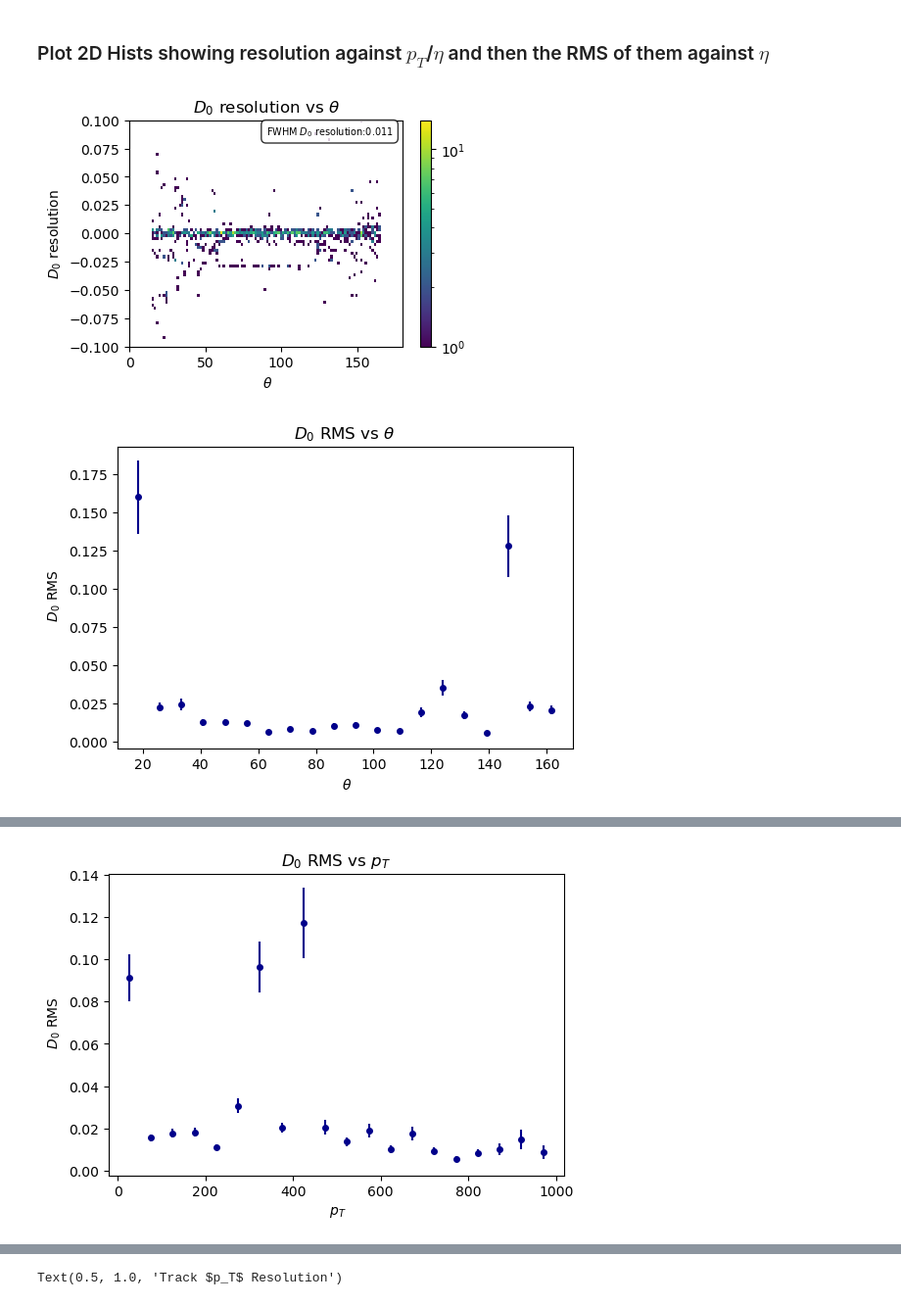
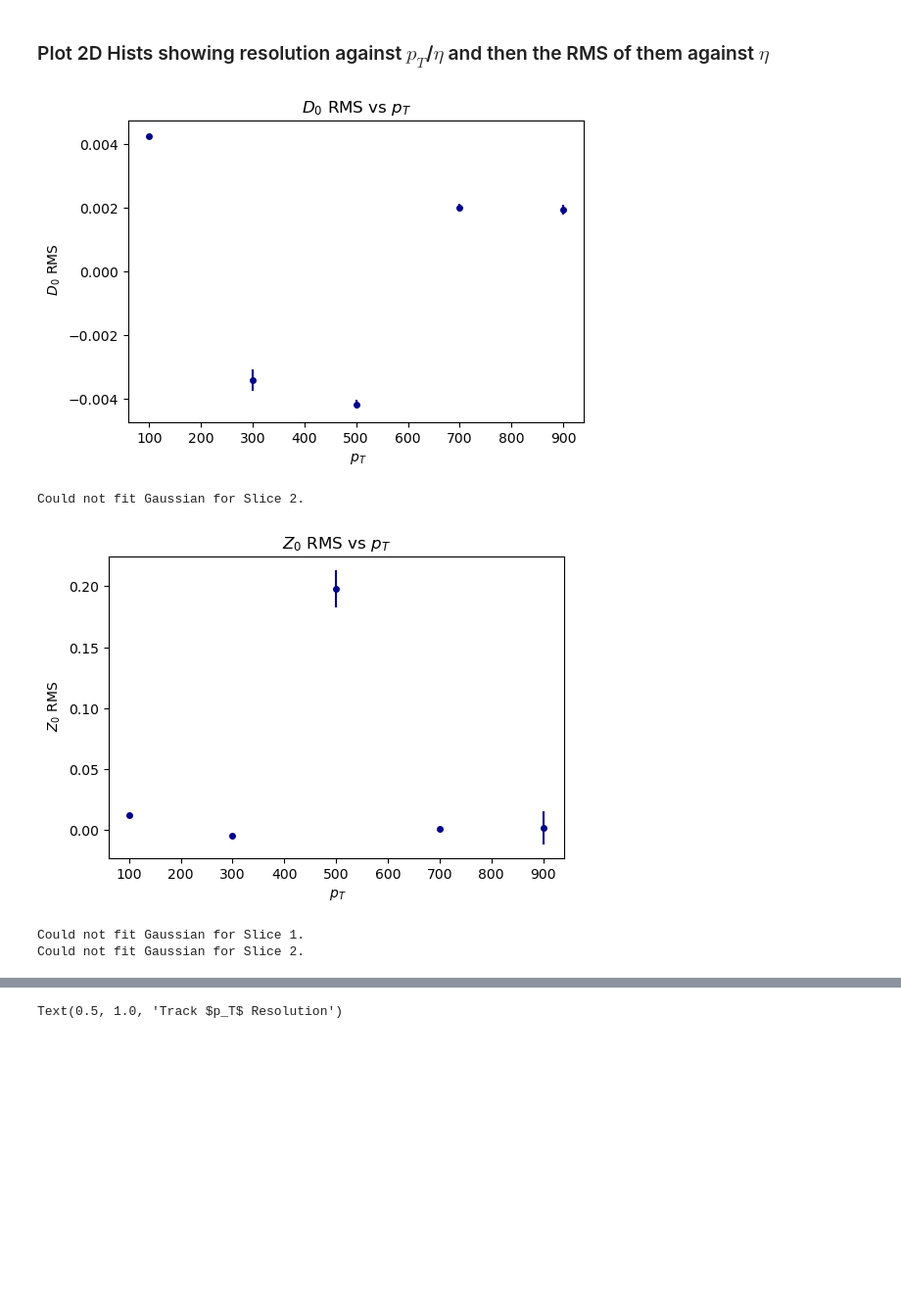
Before and after one commit to kdp-lab/maia_detector_paper, a Jupyter notebook: json_analysis.ipynb, the cells around one changed output, grey strips where cells are left out. Shown at 98% size. Cells and saved outputs as stored; diff of their text form; code cells hidden in the pictures; blank space fills up the shorter version.

```diff
--- a/json_analysis.ipynb
+++ b/json_analysis.ipynb
@@ -300,36 +388,40 @@ Sigma from Fit: 0.0142977241213586
 # %%
 # # Histogram for mcp_eta
 # plt.figure(figsize=(6, 3))
 
 # plt.subplot(1, 2, 1)
 # plt.hist((mcp_eta), bins=50, color='green')
 # plt.xlabel('MCP $\\eta$')
 # plt.ylabel('Count')
 # plt.title('MCP $\\eta$ Distribution')
 
 # # Histogram for mcp_phi
 # plt.subplot(1, 2, 2)
 # plt.hist((mcp_phi), bins=50, color='red')
 # plt.xlabel('MCP $\\phi$')
 # plt.ylabel('Count')
 # plt.title('MCP $\\phi$ Distribution')
 
 # # Adjust subplot spacing
 # plt.tight_layout()
 
-rms_bins = 5*4
-plot2DHistogram(theta_match, d0_res_match, bins=(100,600), label=r"$D_0$ resolution vs $\theta$; $\theta$;$D_0$ resolution", xlim = (0,180), ylim = (-0.1,0.1))
-plotrms(theta_match, d0_res_match, bins=rms_bins, label=r"$D_0$ RMS vs $\theta$; $\theta$; $D_0$ RMS")
-plot2DHistogram(pt_match, d0_res_match, bins=(100,600), label=r"$D_0$ resolution vs $p_T$; $p_T$;$D_0$ resolution")#, xlim = (0,1000), ylim = (-0.1,0.1))
-plotrms(pt_match, d0_res_match, bins=rms_bins, label=r"$D_0$ RMS vs $p_T$; $p_T$; $D_0$ RMS")
+pt_xlim = [0, 1000]
+rms_bins = 5
+#plot2DHistogram(theta_match, d0_res_match, bins=(100,600), label=r"$D_0$ resolution vs $\theta$; $\theta$;$D_0$ resolution", xlim = (0,180), ylim = (-0.1,0.1))
+#plotrms(theta_match, d0_res_match, bins=rms_bins, label=r"$D_0$ RMS vs $\theta$; $\theta$; $D_0$ RMS")
+#plot2DHistogram(pt_match, d0_res_match, bins=(100,600), label=r"$D_0$ resolution vs $p_T$; $p_T$;$D_0$ resolution")#, xlim = (0,1000), ylim = (-0.1,0.1))
+plotrms(pt_match, d0_res_match, bins=rms_bins, label=r"$D_0$ RMS vs $p_T$; $p_T$; $D_0$ RMS", xlim = pt_xlim)
 # plot2DHistogram(eta_match, z0_res_match, bins=(100,1000), label=r"$Z_0$ resolution vs $\eta$; $\eta$;$Z_0$ resolution", xlim = (-3,3), ylim = (-0.1,0.1))
 # plotrms(eta_match, z0_res_match, bins=rms_bins, label=r"$Z_0$ RMS vs $\eta$; $\eta$; $Z_0$ RMS")
 # plot2DHistogram(pt_match, z0_res_match, bins=(100,1000), label=r"$Z_0$ resolution vs $p_T$; $p_T$;$Z_0$ resolution", xlim = (0,1000), ylim = (-0.1,0.1))
-plotrms(pt_match, z0_res_match, bins=rms_bins, label=r"$Z_0$ RMS vs $p_T$; $p_T$; $Z_0$ RMS")
+plotrms(pt_match, z0_res_match, bins=rms_bins, label=r"$Z_0$ RMS vs $p_T$; $p_T$; $Z_0$ RMS", xlim = pt_xlim)
 # plot2DHistogram(pt_match, pt_res, bins=(100,10000), label=r"$p_T$ resolution vs $p_T$; $p_T$;$p_T$ resolution", xlim = (0,1000), ylim = (-0.5,0.5))
-plotrms(pt_match, pt_res, bins=rms_bins, label=r"$p_T$ RMS vs $p_T$; $p_T$; $p_T$ RMS")
+plotrms(pt_match, pt_res, bins=rms_bins, label=r"$p_T$ RMS vs $p_T$; $p_T$; $p_T$ RMS", xlim = pt_xlim)
 # plot2DHistogram(eta_match, pt_res, bins=(100,10000), label=r"$p_T$ resolution vs $\eta$; $\eta$;$p_T$ resolution", xlim = (-3,3), ylim = (-0.5,0.5))
 # plotrms(eta_match, pt_res, bins=rms_bins, label=r"$p_T$ RMS vs $\eta$; $\eta$; $p_T$ RMS")
 # %% [output]
-[figure, old version]
+[figure, new version]
+Could not fit Gaussian for Slice 2.
-[figure, old version]
+[figure, new version]
+Could not fit Gaussian for Slice 1.
+Could not fit Gaussian for Slice 2.
@@ -337 +428,0 @@ plotrms(pt_match, pt_res, bins=rms_bins, label=r"$p_T$ RMS vs $p_T$; $p_T$; $p_T
-[figure, removed]
```
Also changed, not shown: parts of 9 cells of this notebook.
